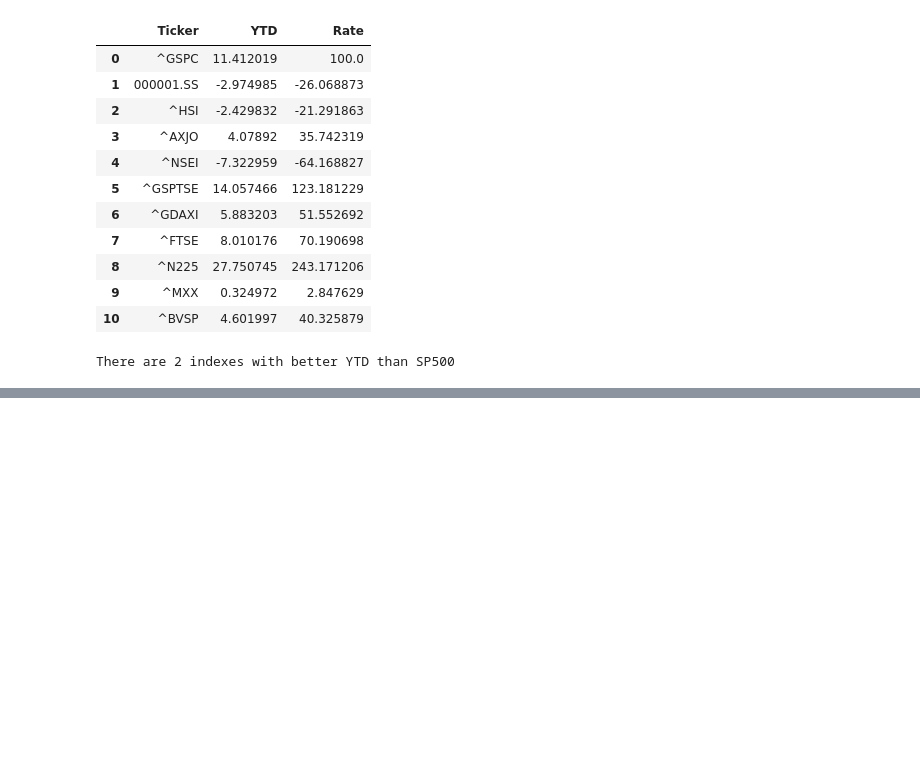
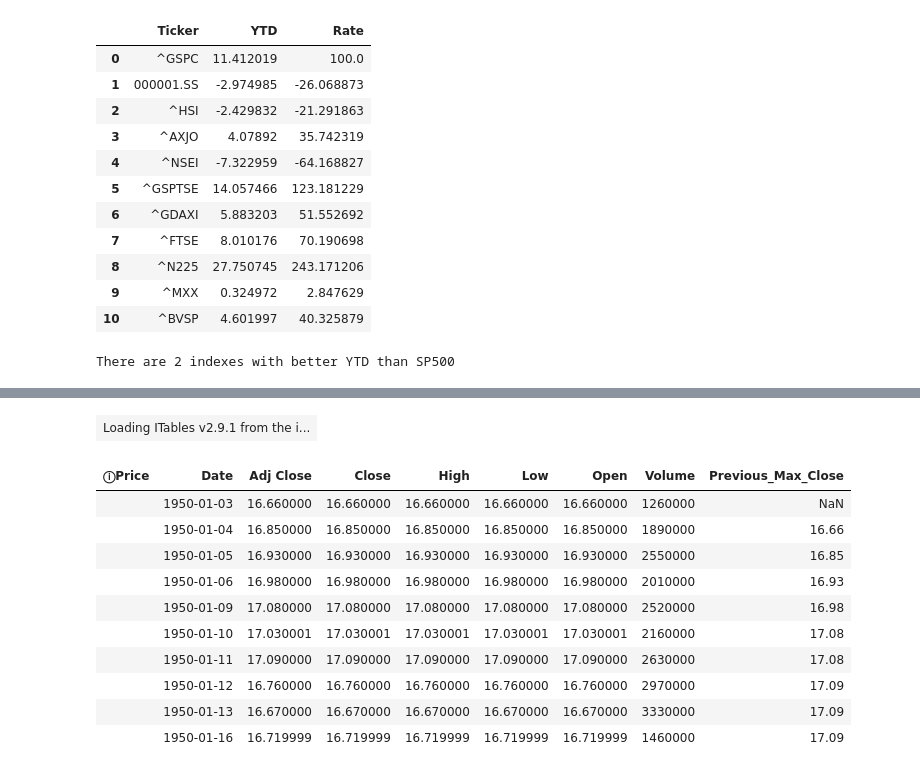
Before and after one commit to luissalgueiro/Stock-Markets-Analytics-Zoomcamp-2026, a Jupyter notebook: homework1/hw1.ipynb, the cells around one changed output, grey strips where cells are left out. Cells and saved outputs as stored; diff of their text form; code cells hidden in the pictures; blank space fills up the shorter version.

```diff
--- a/homework1/hw1.ipynb
+++ b/homework1/hw1.ipynb
@@ -261,0 +258,17 @@ data.head()
+# %%
+# 1. Download S&P 500 historical data (period from 1950 to present) using yfinance (daily stats)
+# sp500 = yf.download('^GSPC', start="1950-01-01", end="2026-09-07")
+# sp500.head()
+
+
+ticker = "^GSPC"
+
+sp500 = yf.download(
+    ticker,
+    start="1950-01-01",
+    end=pd.Timestamp.today().strftime("%Y-%m-%d"),
+    interval="1d",
+    auto_adjust=False
+)
+
+sp500.head()
@@ -261,0 +286,10 @@ data.head()
+# %%
+# prices_close = sp500['Close'].reset_index()
+# prices_close
+
+if isinstance(sp500.columns, pd.MultiIndex):
+    sp500.columns = sp500.columns.get_level_values(0)
+
+sp500 = sp500.reset_index()
+
+sp500.head()
@@ -261,0 +304,20 @@ data.head()
+# %%
+# 2.  Identify all-time high closing price points (where price exceeds all previous days' prices)
+
+sp500["Previous_Max_Close"] = sp500["Close"].cummax().shift(1)
+
+# prices_close['running_max'] = prices_close['^GSPC'].cummax()
+sp500.head(10)
+# %% [output]
+| Loading ITables v2.9.1 from the i... |
+| ⓘPrice | Date | Adj Close | Close | High | Low | Open | Volume | Previous_Max_Close |
+|  | 1950-01-03 | 16.660000 | 16.660000 | 16.660000 | 16.660000 | 16.660000 | 1260000 | NaN |
+|  | 1950-01-04 | 16.850000 | 16.850000 | 16.850000 | 16.850000 | 16.850000 | 1890000 | 16.66 |
+|  | 1950-01-05 | 16.930000 | 16.930000 | 16.930000 | 16.930000 | 16.930000 | 2550000 | 16.85 |
+|  | 1950-01-06 | 16.980000 | 16.980000 | 16.980000 | 16.980000 | 16.980000 | 2010000 | 16.93 |
+|  | 1950-01-09 | 17.080000 | 17.080000 | 17.080000 | 17.080000 | 17.080000 | 2520000 | 16.98 |
+|  | 1950-01-10 | 17.030001 | 17.030001 | 17.030001 | 17.030001 | 17.030001 | 2160000 | 17.08 |
+|  | 1950-01-11 | 17.090000 | 17.090000 | 17.090000 | 17.090000 | 17.090000 | 2630000 | 17.08 |
+|  | 1950-01-12 | 16.760000 | 16.760000 | 16.760000 | 16.760000 | 16.760000 | 2970000 | 17.09 |
+|  | 1950-01-13 | 16.670000 | 16.670000 | 16.670000 | 16.670000 | 16.670000 | 3330000 | 17.09 |
+|  | 1950-01-16 | 16.719999 | 16.719999 | 16.719999 | 16.719999 | 16.719999 | 1460000 | 17.09 |
```
Also changed, not shown: parts of 21 cells of this notebook.
